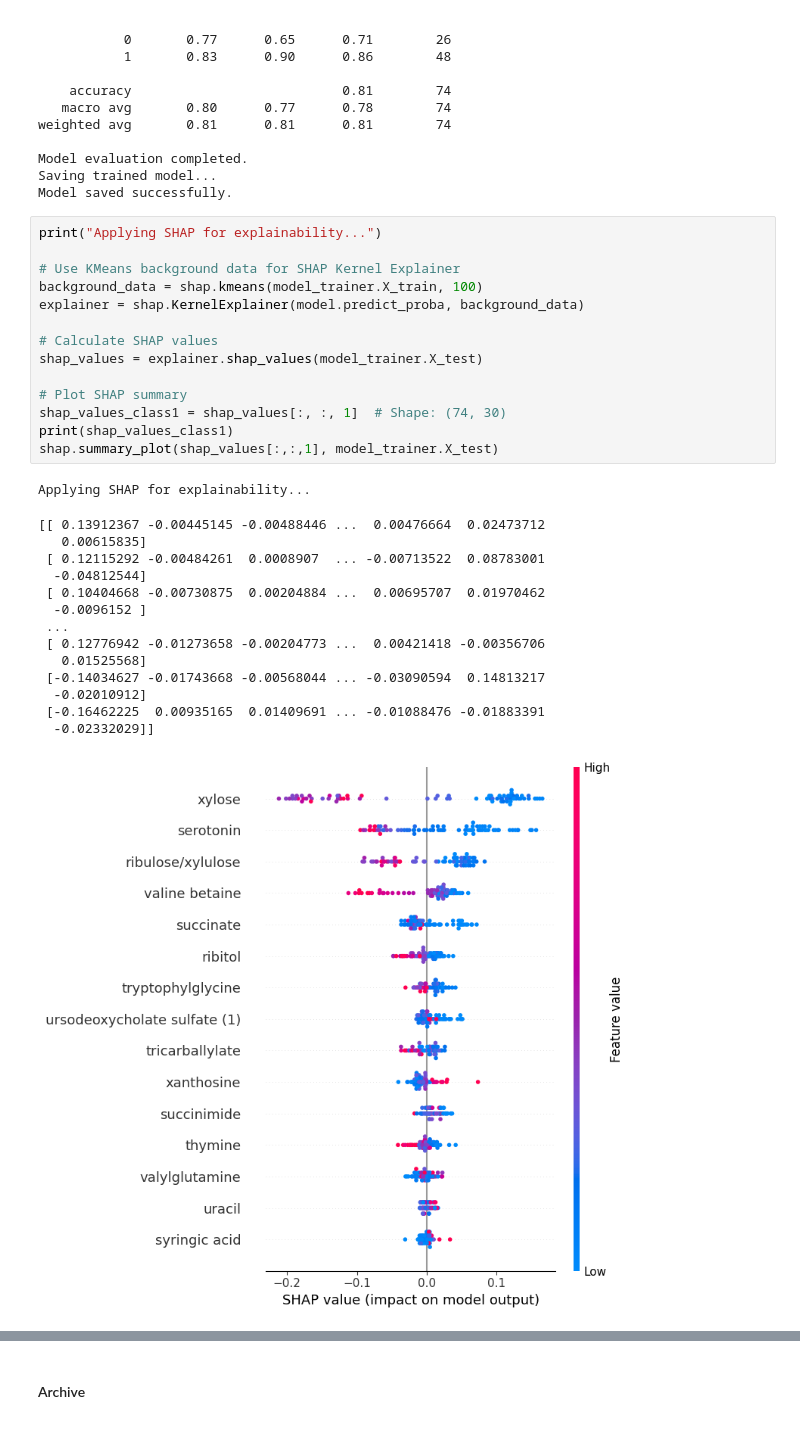
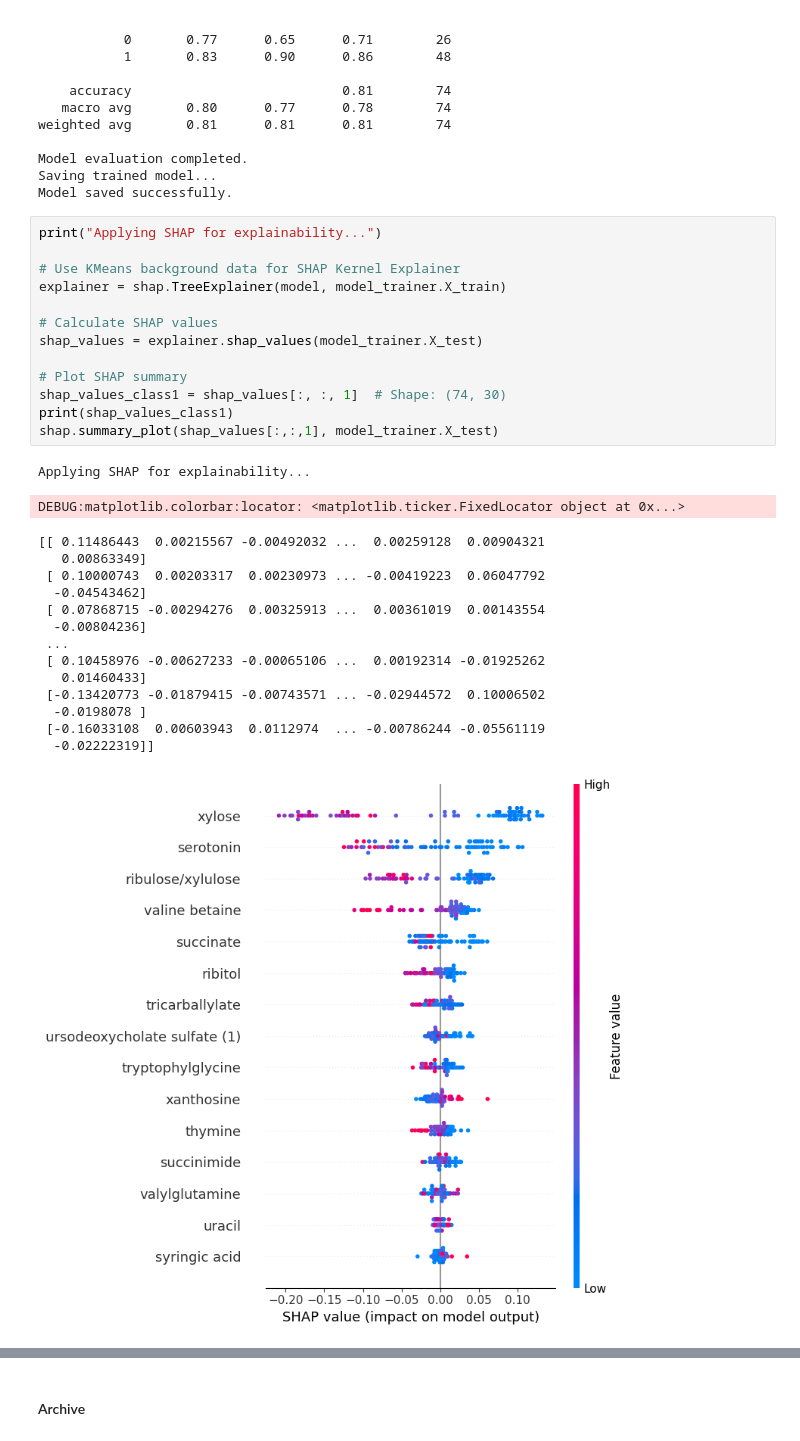
Before and after one commit to woonyee28/CausalSHAP, a Jupyter notebook: code/python/causal_shap/main_IBS.ipynb, the cells around one changed output, grey strips where cells are left out. Cells and saved outputs as stored; diff of their text form.

```diff
--- a/code/python/causal_shap/main_IBS.ipynb
+++ b/code/python/causal_shap/main_IBS.ipynb
@@ -622,30 +316,30 @@ Model saved successfully.
 # %%
 print("Applying SHAP for explainability...")
 
 # Use KMeans background data for SHAP Kernel Explainer
-background_data = shap.kmeans(model_trainer.X_train, 100)
-explainer = shap.KernelExplainer(model.predict_proba, background_data)
+explainer = shap.TreeExplainer(model, model_trainer.X_train)
 
 # Calculate SHAP values
 shap_values = explainer.shap_values(model_trainer.X_test)
 
 # Plot SHAP summary
 shap_values_class1 = shap_values[:, :, 1]  # Shape: (74, 30)
 print(shap_values_class1)
 shap.summary_plot(shap_values[:,:,1], model_trainer.X_test)
 # %% [output]
 Applying SHAP for explainability...
-[[ 0.13912367 -0.00445145 -0.00488446 ...  0.00476664  0.02473712
-   0.00615835]
- [ 0.12115292 -0.00484261  0.0008907  ... -0.00713522  0.08783001
-  -0.04812544]
- [ 0.10404668 -0.00730875  0.00204884 ...  0.00695707  0.01970462
-  -0.0096152 ]
- ...
- [ 0.12776942 -0.01273658 -0.00204773 ...  0.00421418 -0.00356706
-   0.01525568]
- [-0.14034627 -0.01743668 -0.00568044 ... -0.03090594  0.14813217
-  -0.02010912]
- [-0.16462225  0.00935165  0.01409691 ... -0.01088476 -0.01883391
-  -0.02332029]]
+DEBUG:matplotlib.colorbar:locator: <matplotlib.ticker.FixedLocator object at 0x...>
+[[ 0.11486443  0.00215567 -0.00492032 ...  0.00259128  0.00904321
+   0.00863349]
+ [ 0.10000743  0.00203317  0.00230973 ... -0.00419223  0.06047792
+  -0.04543462]
+ [ 0.07868715 -0.00294276  0.00325913 ...  0.00361019  0.00143554
+  -0.00804236]
+ ...
+ [ 0.10458976 -0.00627233 -0.00065106 ...  0.00192314 -0.01925262
+   0.01460433]
+ [-0.13420773 -0.01879415 -0.00743571 ... -0.02944572  0.10006502
+  -0.0198078 ]
+ [-0.16033108  0.00603943  0.0112974  ... -0.00786244 -0.05561119
+  -0.02222319]]
-[figure, old version]
+[figure, new version]
```
Also changed, not shown: parts of 19 cells of this notebook, 8 other files.
